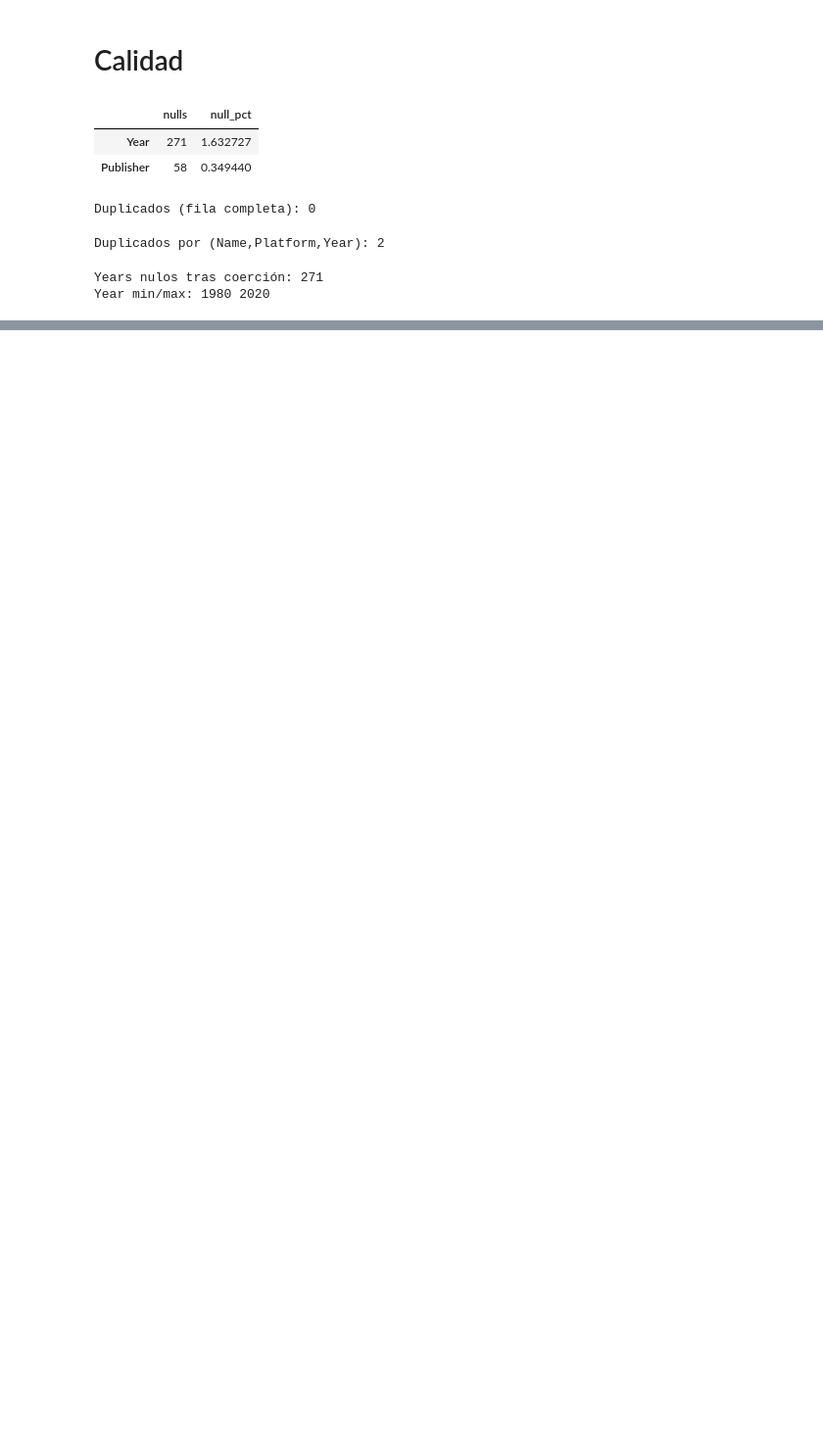
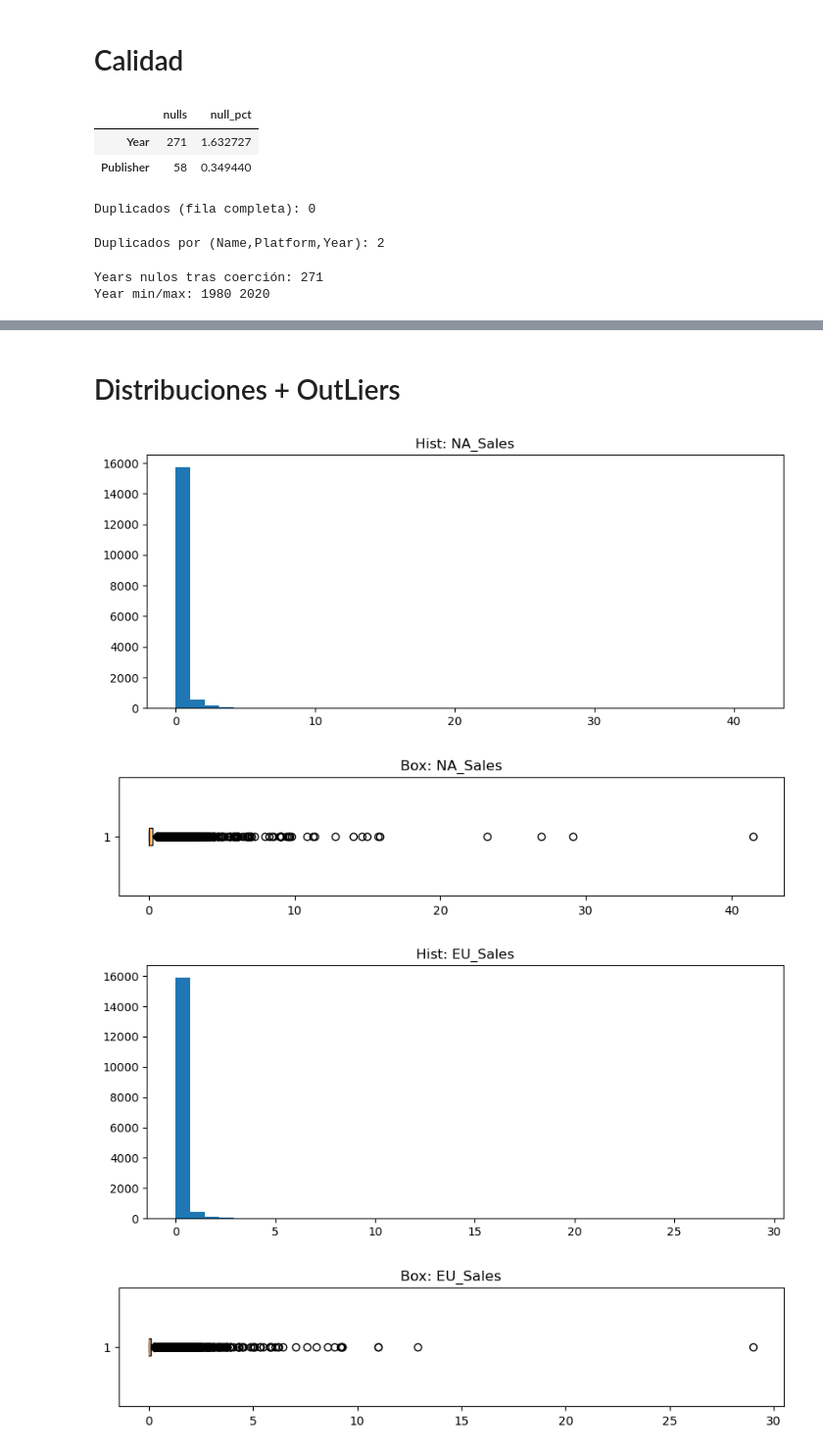
Before and after one commit to HugoAllan/VideoGames-Machine-Learning-Project, a Jupyter notebook: eda.ipynb, the cells around one changed output, grey strips where cells are left out. Shown at 98% size. Drawn from its saved outputs; the diff is of its cells as text; code cells hidden in the pictures; blank space fills up the shorter version.

```diff
--- a/eda.ipynb
+++ b/eda.ipynb
@@ -100,0 +134,25 @@ Year min/max: 1980 2020
+# %% [markdown]
+# Distribuciones + OutLiers
+# %%
+num_cols = df.select_dtypes(include=[np.number]).columns.tolist()
+
+def hist_box(series, title):
+    s = series.dropna()
+    fig = plt.figure(figsize=(10,4))
+    plt.hist(s, bins=40)
+    plt.title(f"Hist: {title}")
+    plt.show()
+
+    fig = plt.figure(figsize=(10,1.8))
+    plt.boxplot(s, vert=False)
+    plt.title(f"Box: {title}")
+    plt.show()
+
+for c in num_cols:
+    if c.lower().endswith("sales") or c in ["Global_Sales","NA_Sales","EU_Sales","JP_Sales","Other_Sales"]:
+        hist_box(df[c], c)
+# %% [output]
+[figure, added]
+[figure, added]
+[figure, added]
+[figure, added]
```
Also changed, not shown: parts of 18 cells of this notebook.
